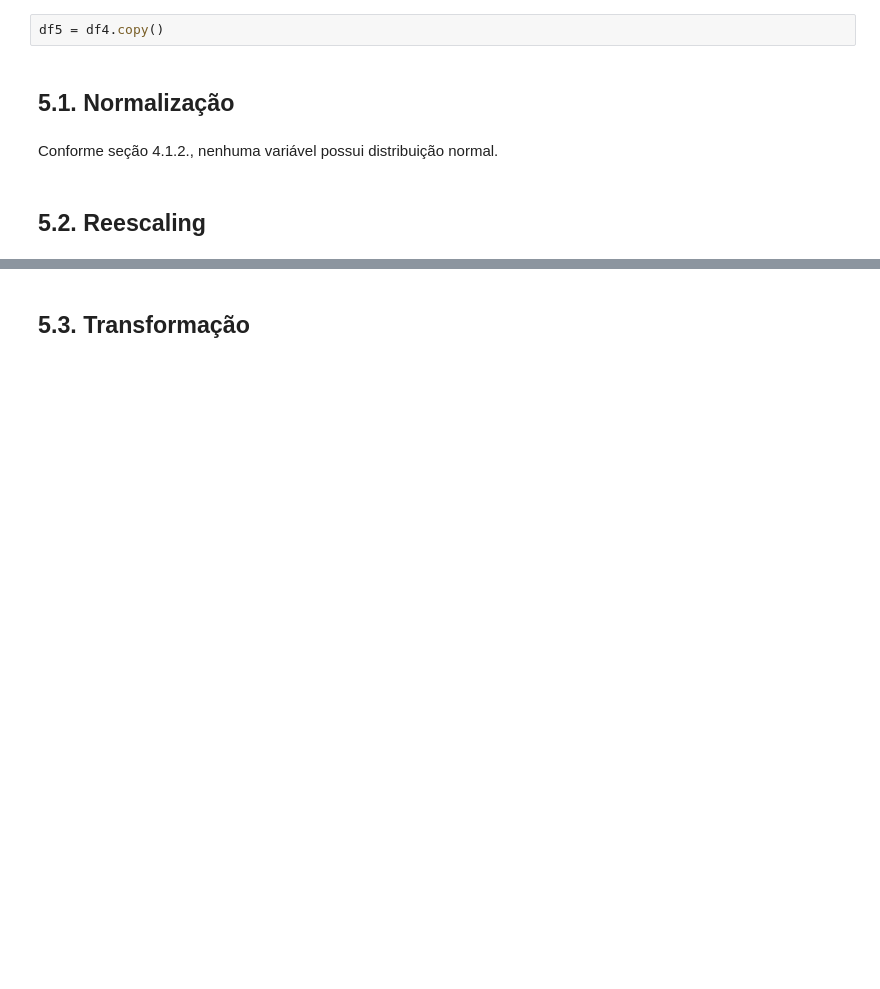
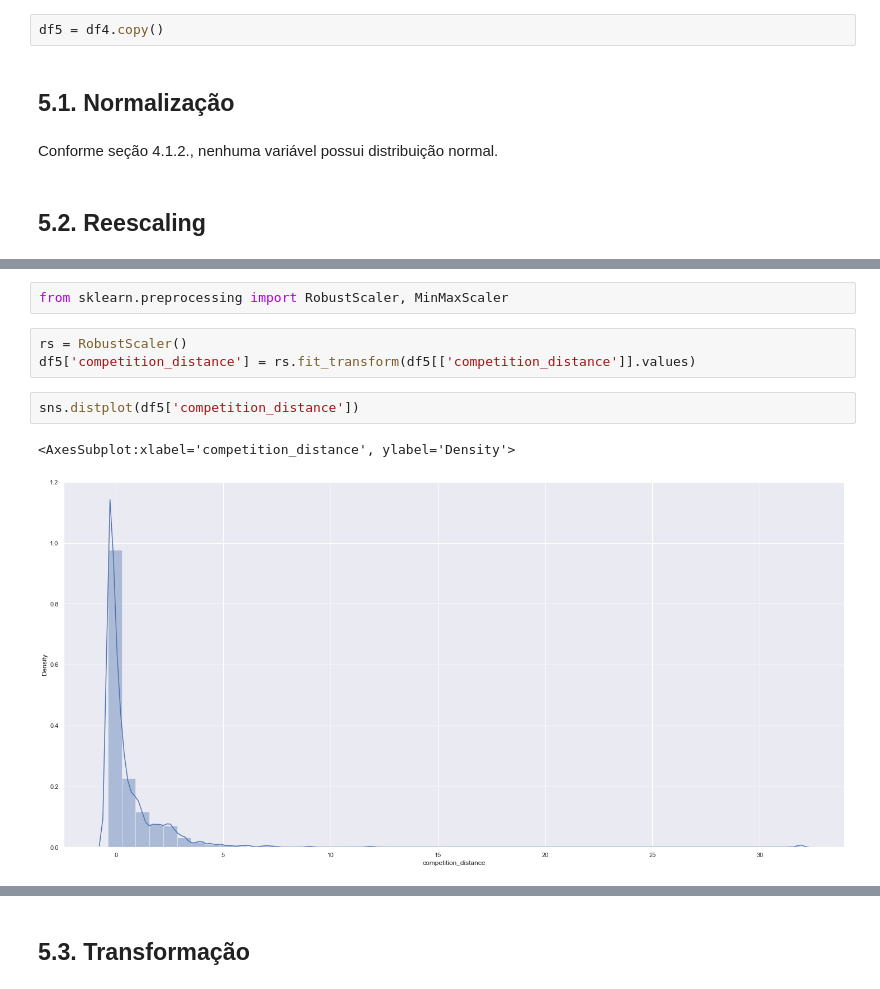
Before and after one commit to wwwclaudion/DataScience_Em_Producao, a Jupyter notebook: m04_v01_store_sales_prediction.ipynb, the cells around one changed output, grey strips where cells are left out. Cells and saved outputs as stored; diff of their text form; blank space fills up the shorter version.

```diff
--- a/m04_v01_store_sales_prediction.ipynb
+++ b/m04_v01_store_sales_prediction.ipynb
@@ -1146,0 +1182,10 @@ Conforme seção 4.1.2., nenhuma variável possui distribuição normal.
+# %%
+from sklearn.preprocessing import RobustScaler, MinMaxScaler
+# %%
+rs = RobustScaler()
+df5['competition_distance'] = rs.fit_transform(df5[['competition_distance']].values)
+# %%
+sns.distplot(df5['competition_distance'])
+# %% [output]
+<AxesSubplot:xlabel='competition_distance', ylabel='Density'>
+[figure, added]
```
Also changed, not shown: parts of 11 cells of this notebook.
